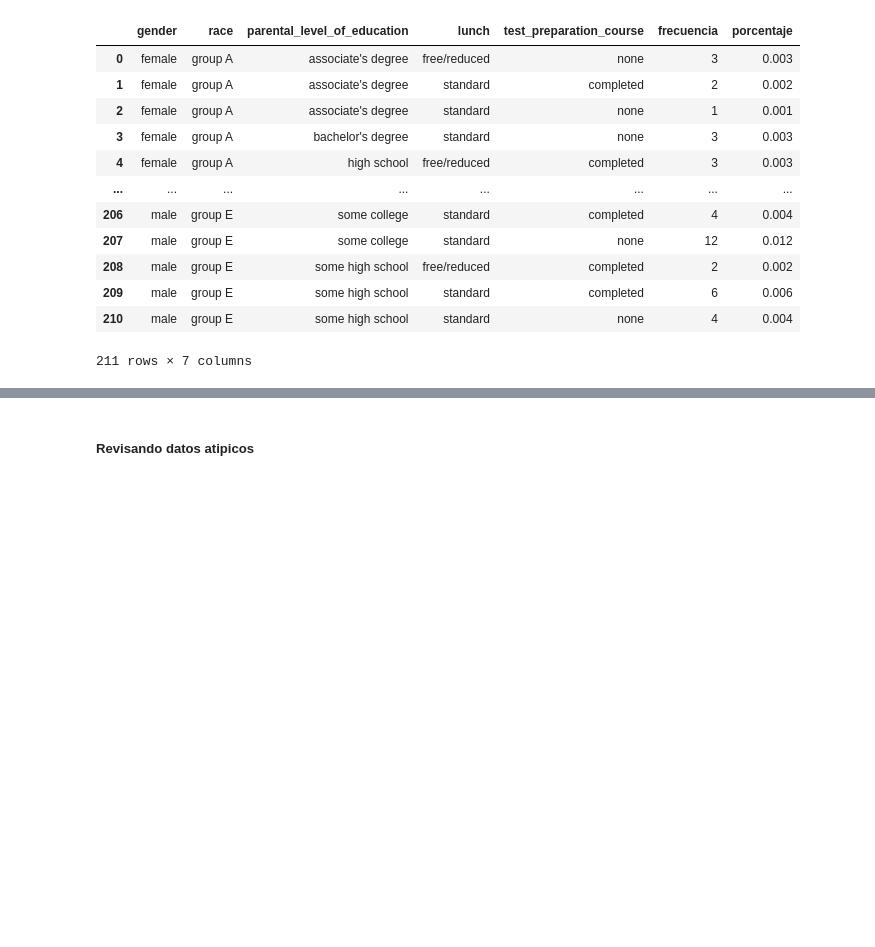
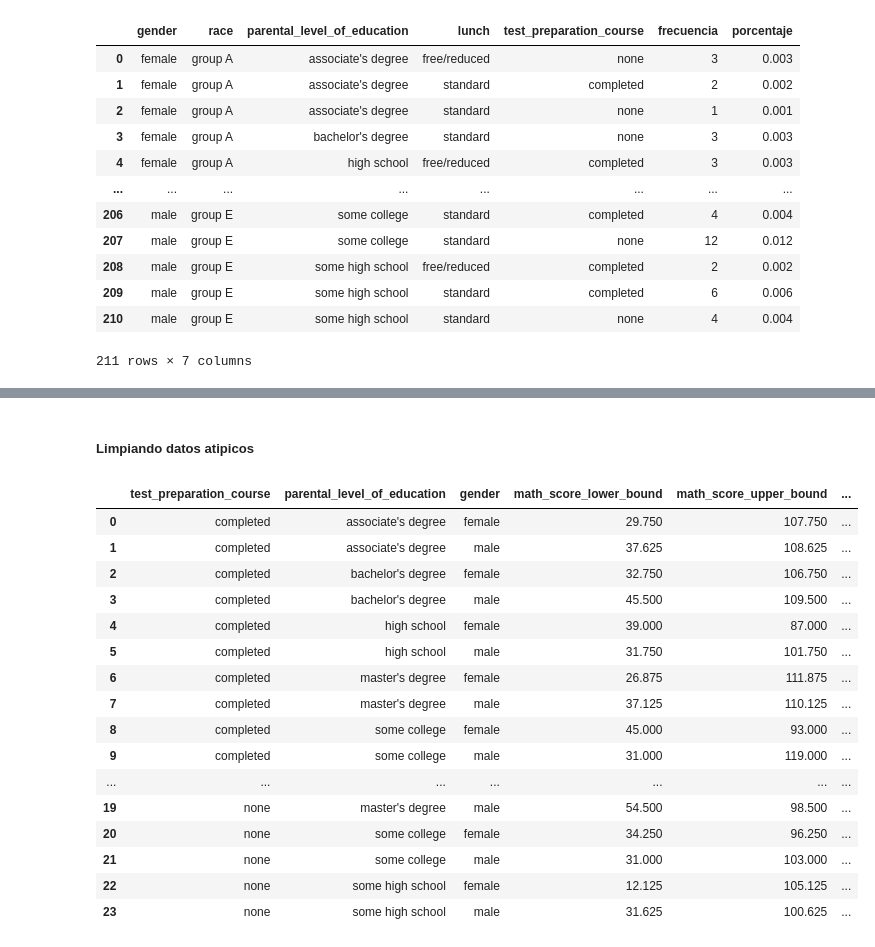
Before and after one commit to JosueSalomon/Proyecto_1_Teoria_de_la_simulacion, a Jupyter notebook: EDA.ipynb, the cells around one changed output, grey strips where cells are left out. Drawn from its saved outputs; the diff is of its cells as text; code cells hidden in the pictures; blank space fills up the shorter version.

Commit message:
Se calcularon los valores atipicos

```diff
--- a/EDA.ipynb
+++ b/EDA.ipynb
@@ -311,0 +317,2 @@ prob_freq
+# %%
+cat_cols_seleccionadas = ['test_preparation_course', 'parental_level_of_education', 'gender']
@@ -312,2 +359,37 @@ prob_freq
 # %% [markdown]
-##### Revisando datos atipicos
+##### Limpiando datos atipicos
+# %%
+transformations = {}
+new_cols = []
+
+for c in num_cols:
+    transformations[c] = [
+        ('lower_bound', lambda x: x.quantile(0.25) - 1.5 * (x.quantile(0.75) - x.quantile(0.25))),
+        ('upper_bound', lambda x: x.quantile(0.75) + 1.5 * (x.quantile(0.75) - x.quantile(0.25)))
+    ]
+    new_cols.append(f"{c}_lower_bound")
+    new_cols.append(f"{c}_upper_bound")
+# %%
+df_resultados = df.groupby(cat_cols_seleccionadas, as_index=False).agg(transformations)
+# %%
+df_resultados.columns = cat_cols_seleccionadas + new_cols
+# %%
+df_resultados
+# %% [output]
+|  | test_preparation_course | parental_level_of_education | gender | math_score_lower_bound | math_score_upper_bound | ... |
+| 0 | completed | associate's degree | female | 29.750 | 107.750 | ... |
+| 1 | completed | associate's degree | male | 37.625 | 108.625 | ... |
+| 2 | completed | bachelor's degree | female | 32.750 | 106.750 | ... |
+| 3 | completed | bachelor's degree | male | 45.500 | 109.500 | ... |
+| 4 | completed | high school | female | 39.000 | 87.000 | ... |
+| 5 | completed | high school | male | 31.750 | 101.750 | ... |
+| 6 | completed | master's degree | female | 26.875 | 111.875 | ... |
+| 7 | completed | master's degree | male | 37.125 | 110.125 | ... |
+| 8 | completed | some college | female | 45.000 | 93.000 | ... |
+| 9 | completed | some college | male | 31.000 | 119.000 | ... |
+| ... | ... | ... | ... | ... | ... | ... |
+| 19 | none | master's degree | male | 54.500 | 98.500 | ... |
+| 20 | none | some college | female | 34.250 | 96.250 | ... |
+| 21 | none | some college | male | 31.000 | 103.000 | ... |
+| 22 | none | some high school | female | 12.125 | 105.125 | ... |
+| 23 | none | some high school | male | 31.625 | 100.625 | ... |
```
Also changed, not shown: parts of 8 cells of this notebook.
